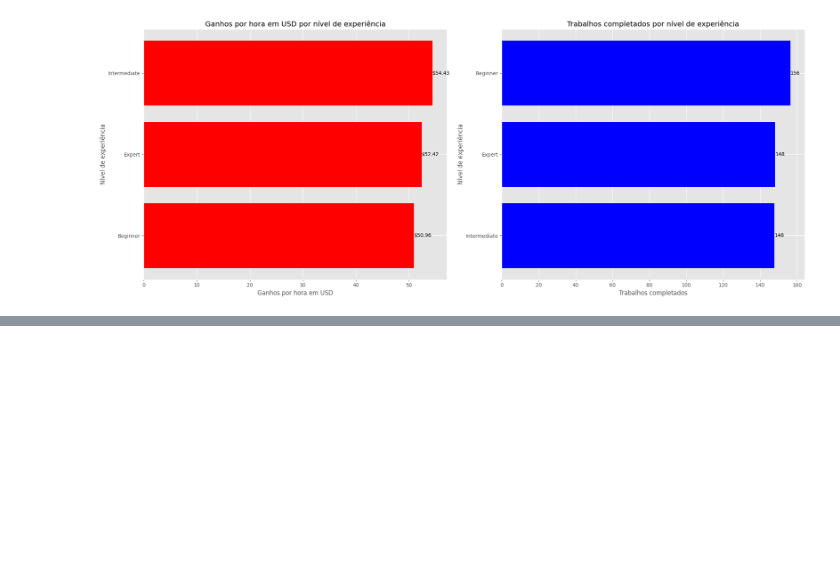
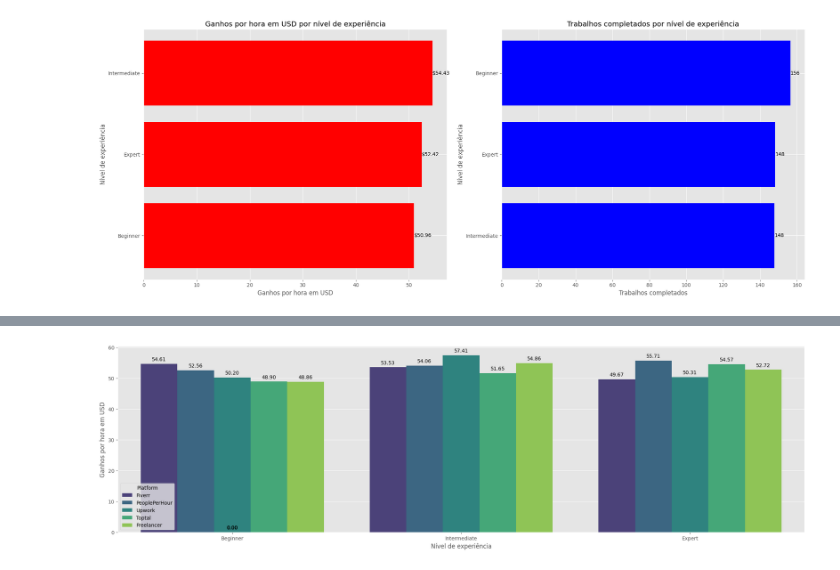
Before and after one commit to jotagadev/analise_freelancers_dataset, a Jupyter notebook: notebooks/analise.ipynb, the cells around one changed output, grey strips where cells are left out. Cells and saved outputs as stored; diff of their text form; code cells hidden in the pictures; blank space fills up the shorter version.

```diff
--- a/notebooks/analise.ipynb
+++ b/notebooks/analise.ipynb
@@ -200,0 +216,16 @@ plt.show()
+# %%
+plt.figure(figsize=(20, 6))
+ax = sns.barplot(x='Experience_Level', y='Hourly_Rate', data=df, estimator="average", errorbar=None, hue="Platform", palette='viridis')
+
+for p in ax.patches:
+    ax.annotate(format(p.get_height(), '.2f'),
+                (p.get_x() + p.get_width() / 2., p.get_height()),
+                ha = 'center', va = 'center',
+                xytext = (0, 9),
+                textcoords = 'offset points')
+plt.xlabel('Nível de experiência')
+plt.ylabel('Ganhos por hora em USD')
+plt.tight_layout()
+plt.show()
+# %% [output]
+[figure, added]
```
Also changed, not shown: parts of 4 cells of this notebook.
